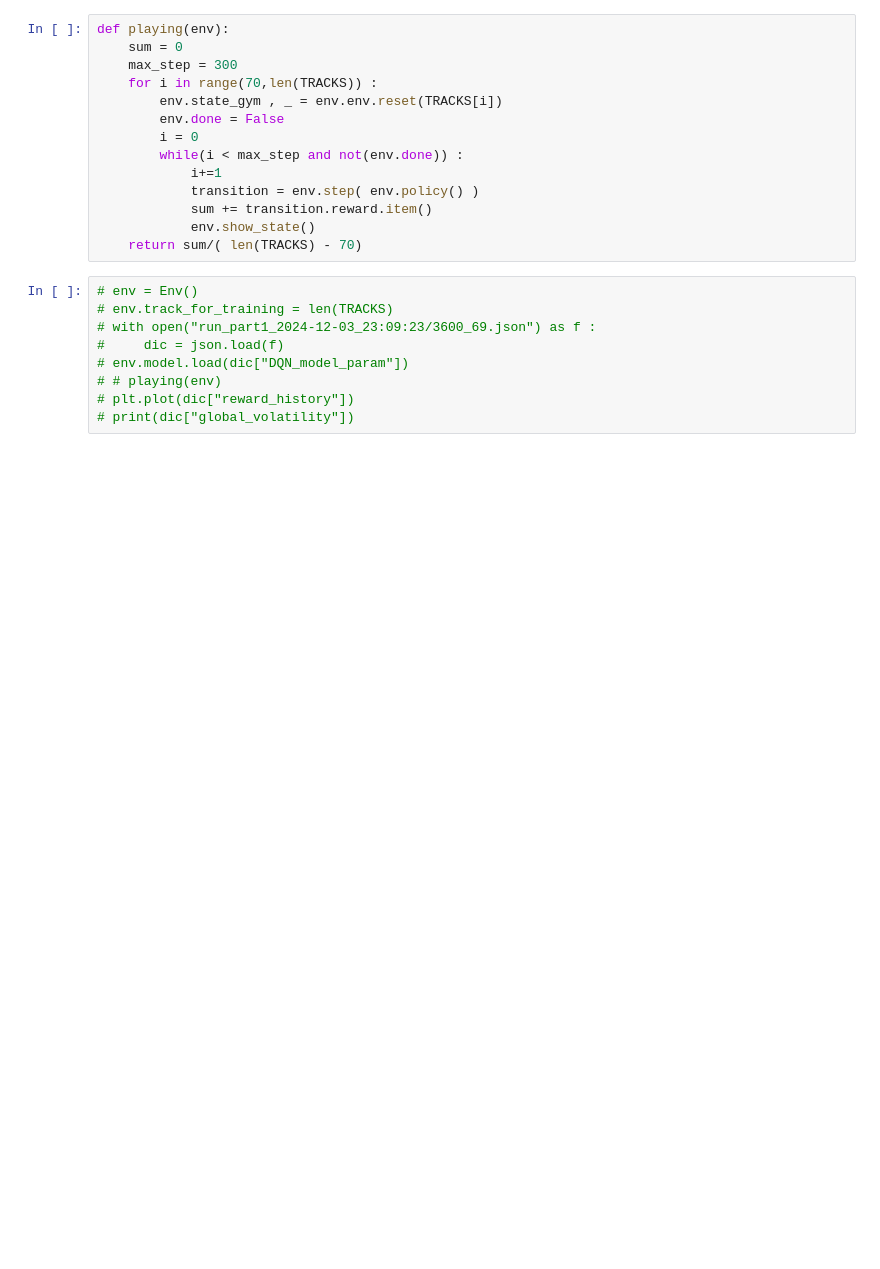
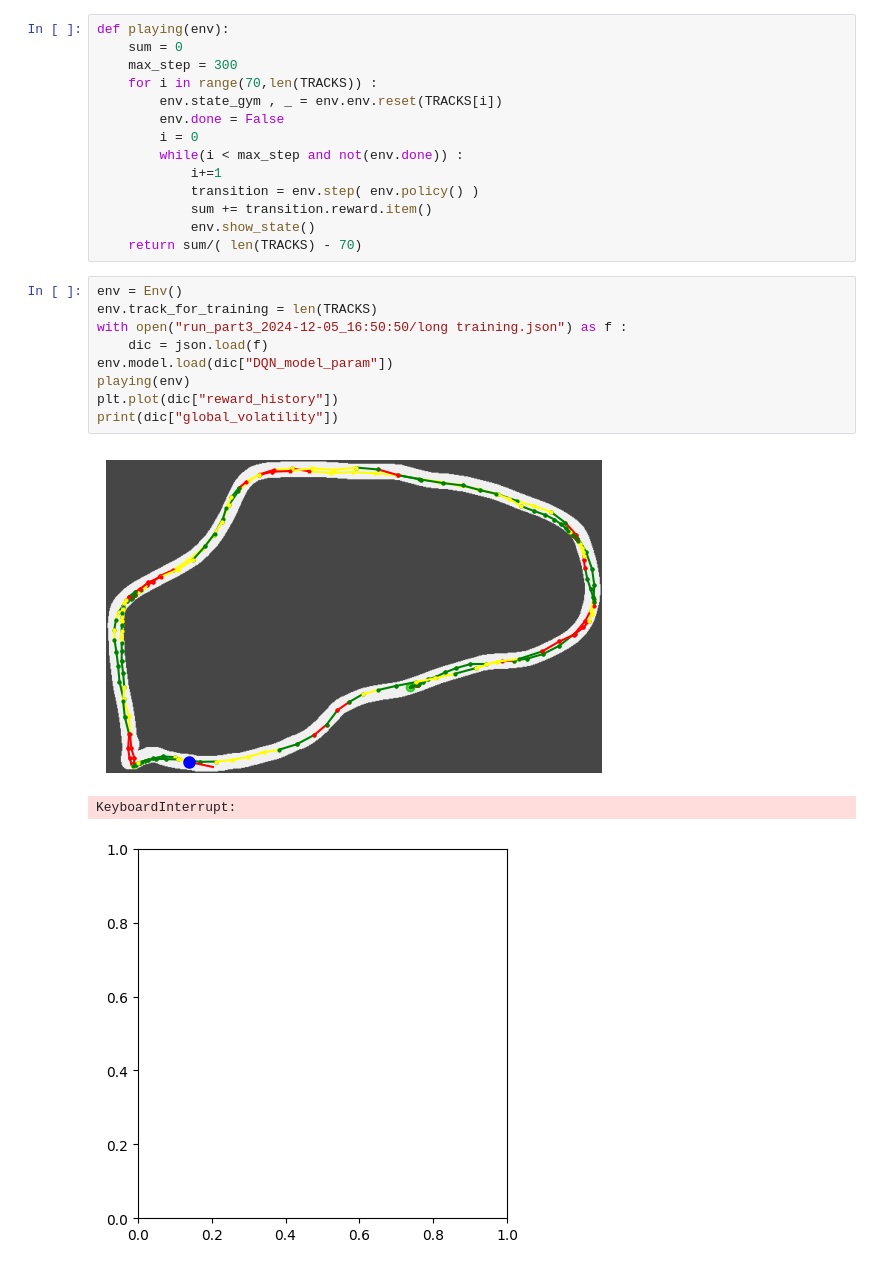
Before and after one commit to GeckSpy/EP-trajectory-optimisation, a Jupyter notebook: generated data/env_06_Deep_Q_Learning.ipynb, the cells around one changed output. Saved outputs shown, nothing was run; the diff lists cells and outputs as text; blank space fills up the shorter version.

```diff
--- a/generated data/env_06_Deep_Q_Learning.ipynb
+++ b/generated data/env_06_Deep_Q_Learning.ipynb
@@ -1216,11 +1214,15 @@ def playing(env):
             env.show_state()
     return sum/( len(TRACKS) - 70)
 # %%
-# env = Env()
-# env.track_for_training = len(TRACKS)
-# with open("run_part1_2024-12-03_23:09:23/3600_69.json") as f :
-#     dic = json.load(f)
-# env.model.load(dic["DQN_model_param"])
-# # playing(env)
-# plt.plot(dic["reward_history"])
-# print(dic["global_volatility"])
+env = Env()
+env.track_for_training = len(TRACKS)
+with open("run_part3_2024-12-05_16:50:50/long training.json") as f :
+    dic = json.load(f)
+env.model.load(dic["DQN_model_param"])
+playing(env)
+plt.plot(dic["reward_history"])
+print(dic["global_volatility"])
+# %% [output]
+[figure, added]
+KeyboardInterrupt:
+[figure, added]
```
Also changed, not shown: parts of 1 cell of this notebook.
